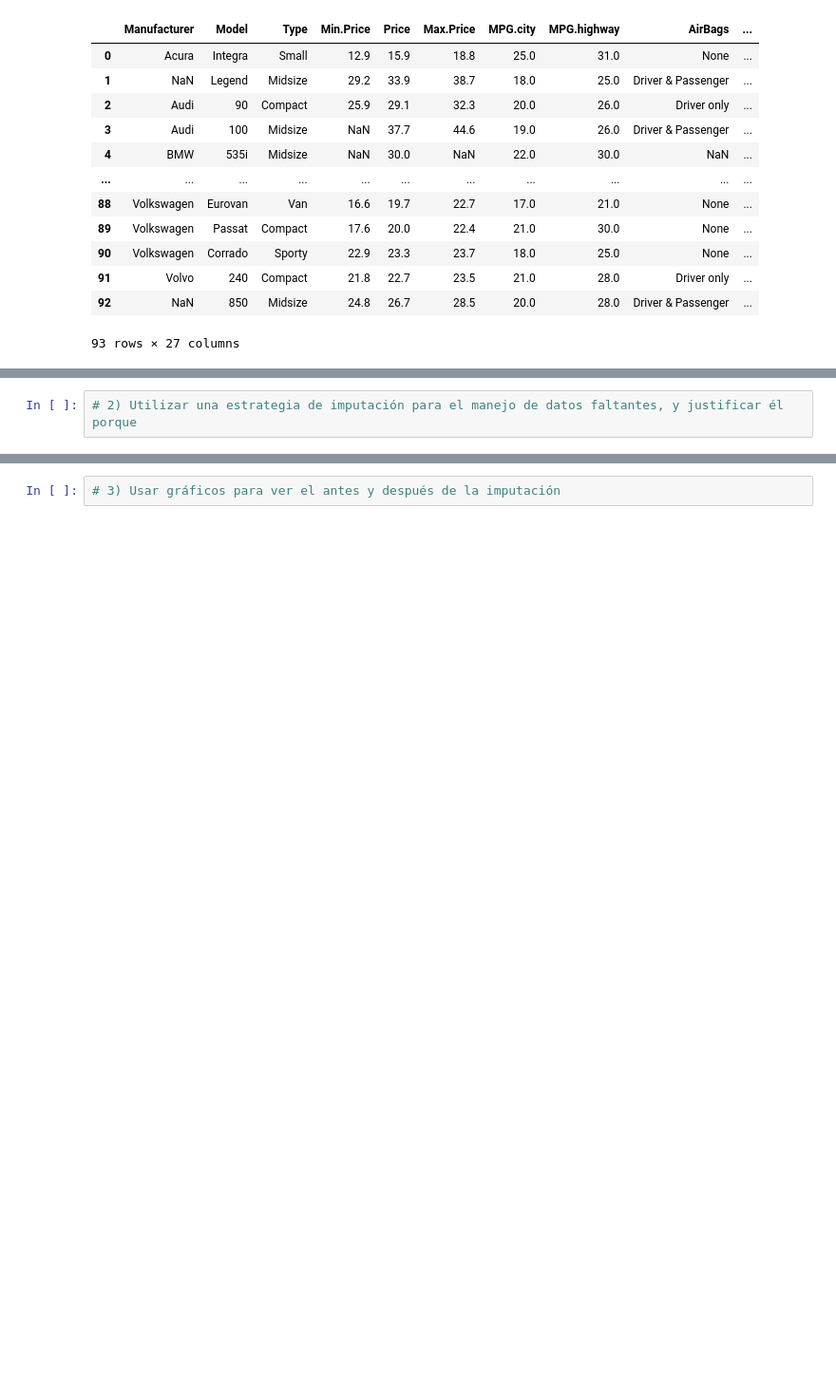
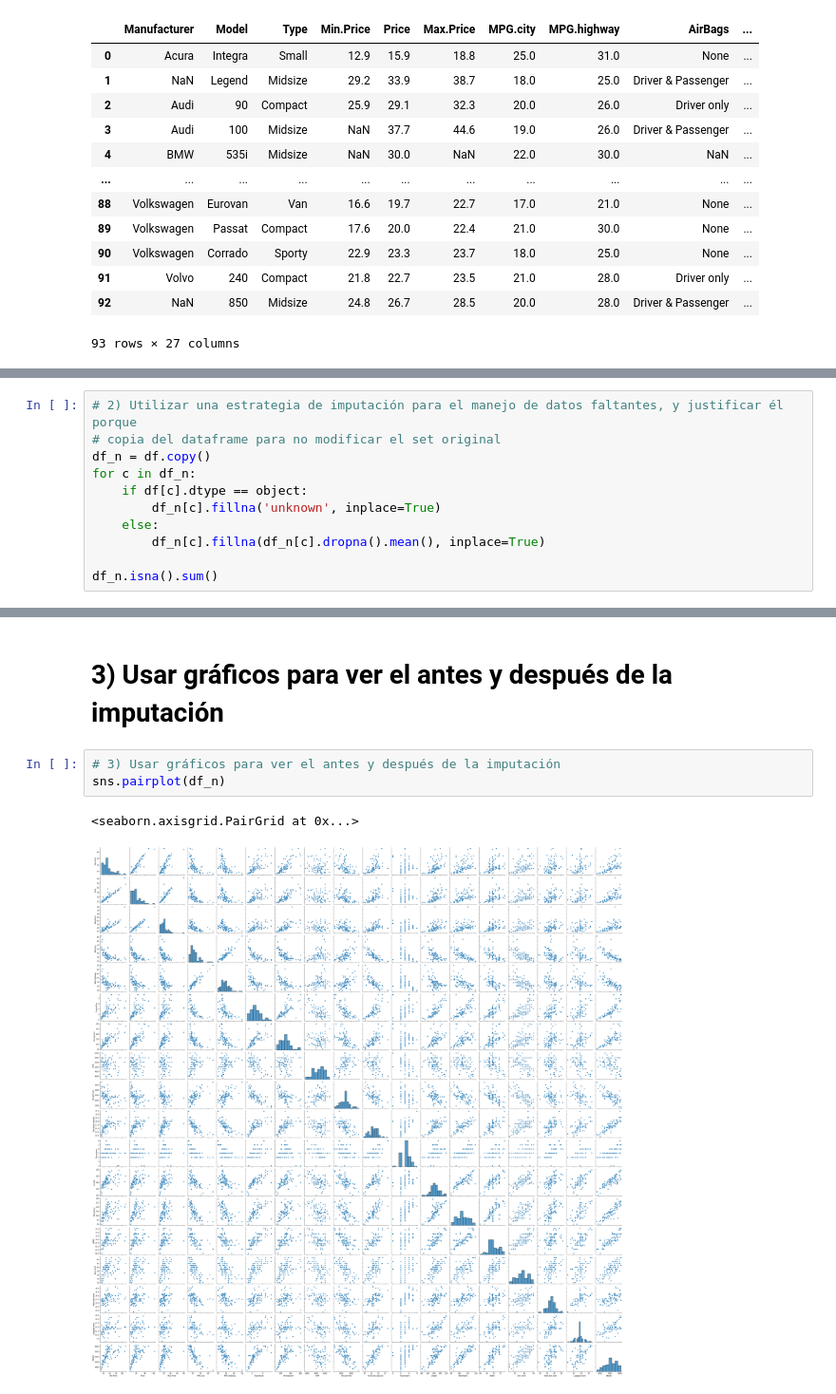
Before and after one commit to i0nathan/unaqds, a Jupyter notebook: modules/3/08 - Ingenieria de Variables (Laboratorio).ipynb, the cells around one changed output, grey strips where cells are left out. Shown at 95% size. Cells and saved outputs as stored; diff of their text form; blank space fills up the shorter version.

```diff
--- a/modules/3/08 - Ingenieria de Variables (Laboratorio).ipynb
+++ b/modules/3/08 - Ingenieria de Variables (Laboratorio).ipynb
@@ -65,2 +127,11 @@ df.isnull().sum().to_frame()
 # %%
 # 2) Utilizar una estrategia de imputación para el manejo de datos faltantes, y justificar él porque
+# copia del dataframe para no modificar el set original
+df_n = df.copy()
+for c in df_n:
+    if df[c].dtype == object:
+        df_n[c].fillna('unknown', inplace=True)
+    else:
+        df_n[c].fillna(df_n[c].dropna().mean(), inplace=True)
+
+df_n.isna().sum()
@@ -67,2 +177,8 @@ df.isnull().sum().to_frame()
+# %% [markdown]
+# 3) Usar gráficos para ver el antes y después de la imputación
 # %%
 # 3) Usar gráficos para ver el antes y después de la imputación
+sns.pairplot(df_n)
+# %% [output]
+<seaborn.axisgrid.PairGrid at 0x...>
+[figure, added]
```
Also changed, not shown: parts of 18 cells of this notebook, 1 other file.
